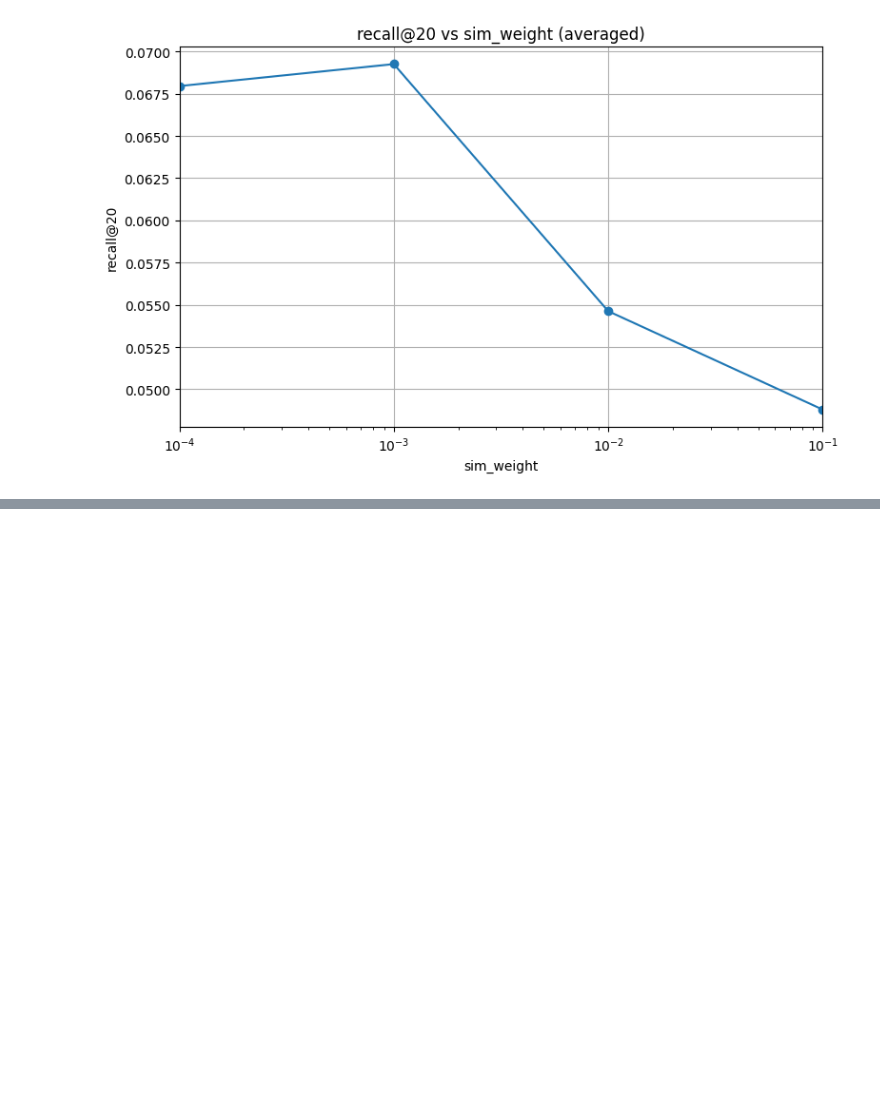
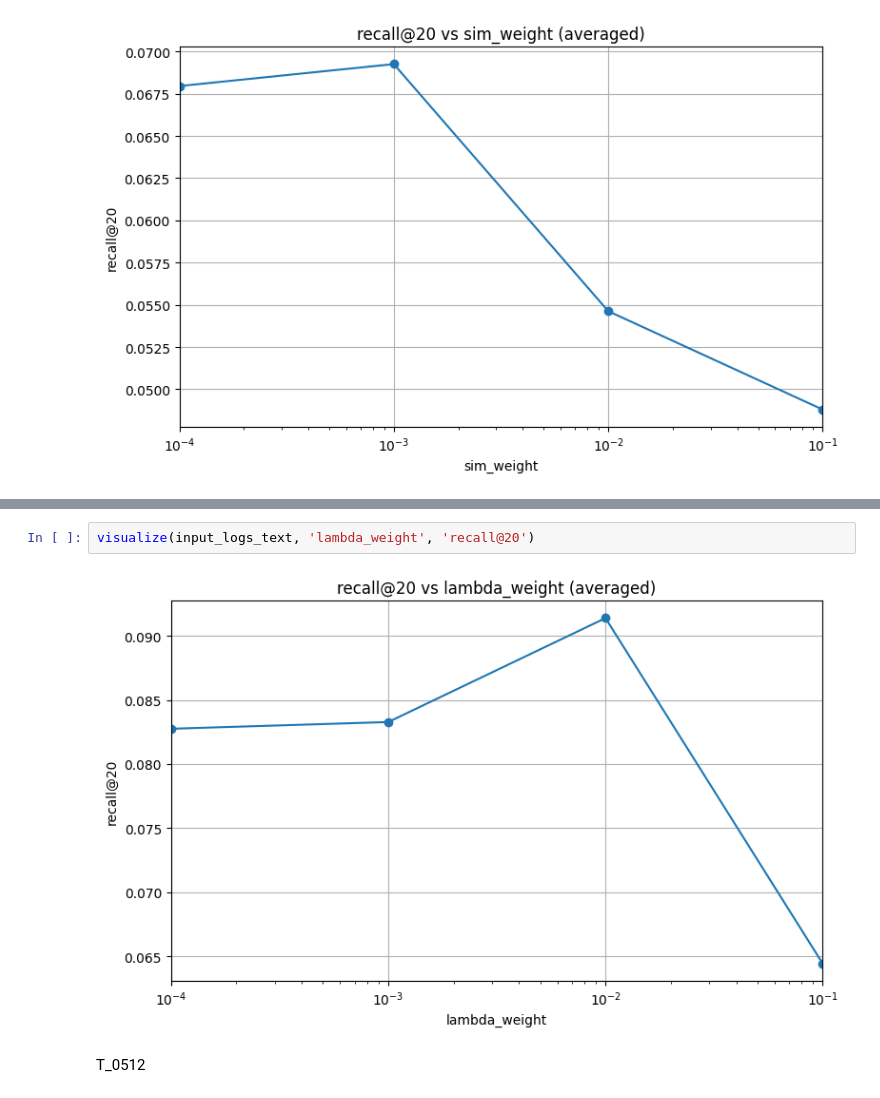
Before and after one commit to hun9008/MMRec_AlignRec, a Jupyter notebook: logs_colab/logs_visualization.ipynb, the cells around one changed output, grey strips where cells are left out. Saved outputs shown, nothing was run; the diff lists cells and outputs as text; blank space fills up the shorter version.

```diff
--- a/logs_colab/logs_visualization.ipynb
+++ b/logs_colab/logs_visualization.ipynb
@@ -182,0 +301,6 @@ visualize(input_logs_text, 'sim_weight', 'recall@20')
+# %%
+visualize(input_logs_text, 'lambda_weight', 'recall@20')
+# %% [output]
+[figure, added]
+# %% [markdown]
+T_0512
```
Also changed, not shown: parts of 15 cells of this notebook, 12 other files.
